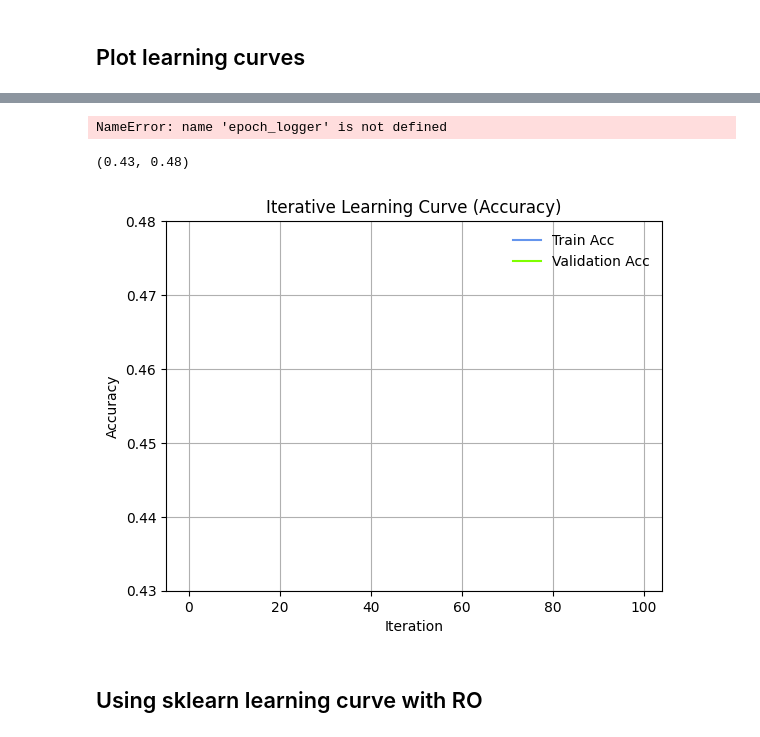
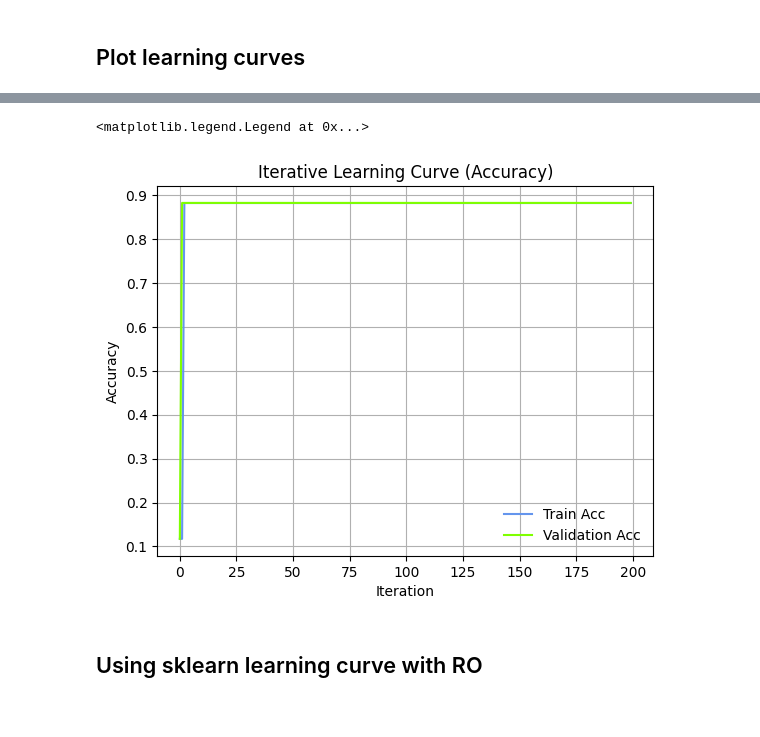
Before and after one commit to ankitrahejagatech/7641HW1, a Jupyter notebook: notebooks/backprop_network.ipynb, the cells around one changed output, grey strips where cells are left out. Cells and saved outputs as stored; diff of their text form; code cells hidden in the pictures.

```diff
--- a/notebooks/backprop_network.ipynb
+++ b/notebooks/backprop_network.ipynb
@@ -217,3 +173,0 @@ net = NeuralNetClassifier(
-# %%
-net.fit(X1_train.values.astype(np.float32), y1_train.values.ravel().astype(np.int64))
-y_proba = net.predict_proba(X1_test.values.astype(np.float32))
@@ -238,19 +173,0 @@ y_proba = net.predict_proba(X1_test.values.astype(np.float32))
-# %%
-#
-
-net = NeuralNetClassifier(
-    module=BackpropModule,
-    module__input_dim=23,
-    module__output_dim=2,
-    module__hidden_units=1,
-    module__hidden_layers=1,
-    max_epochs=100,
-    verbose=1,
-    callbacks=[EpochScoring(scoring='accuracy', name='train_acc', on_train=True),],
-    criterion=nn.CrossEntropyLoss,
-    optimizer=optim.SGD,
-    lr=.05,
-    # Shuffle training data on each epoch
-    iterator_train__shuffle=True,)
-net.fit(X1_train.values.astype(np.float32), y1_train.values.ravel().astype(np.int64))
-y_proba = net.predict_proba(X1_test.values.astype(np.float32))
@@ -275,18 +173,0 @@ y_proba = net.predict_proba(X1_test.values.astype(np.float32))
-# %%
-
-net = NeuralNetClassifier(
-    module=BackpropModule,
-    module__input_dim=23,
-    module__output_dim=2,
-    module__hidden_units=1,
-    module__hidden_layers=1,
-    max_epochs=100,
-    verbose=1,
-    callbacks=[EpochScoring(scoring='accuracy', name='train_acc', on_train=True),],
-    criterion=nn.CrossEntropyLoss,
-    optimizer=optim.SGD,
-    lr=.05,
-    # Shuffle training data on each epoch
-    iterator_train__shuffle=True,)
-net.fit(X1_train.values.astype(np.float32), y1_train.values.ravel().astype(np.int64))
-y_proba = net.predict_proba(X1_test.values.astype(np.float32))
@@ -351,22 +194,15 @@ plt.ylim([0.43, 0.48])
-# %%
-plt.figure(figsize=(10, 6))
-difference = np.abs(net.history[:, 'train_loss'] - net.history[:, 'valid_loss'])
-plt.plot(iterations, difference, label='Absolute Difference', color='green')
-# %% [output]
-NameError: name 'epoch_logger' is not defined
 # %%
 # plot the iterative learning curve (accuracy)
 plt.plot(net.history[:, 'train_acc'], label='Train Acc', color='cornflowerblue')
 plt.plot(net.history[:, 'valid_acc'], label='Validation Acc', color='chartreuse')
 plt.xlabel("Iteration")
 plt.ylabel("Accuracy")
 plt.title("Iterative Learning Curve (Accuracy)")
 plt.grid(visible=True)
 plt.legend(frameon=False)
-plt.ylim([0.43, 0.48])
 # %% [output]
-(0.43, 0.48)
+<matplotlib.legend.Legend at 0x...>
-[figure, old version]
+[figure, new version]
 # %% [markdown]
 ## Using sklearn learning curve with RO
 # %%
```
Also changed, not shown: parts of 27 cells of this notebook, 4 other files.
